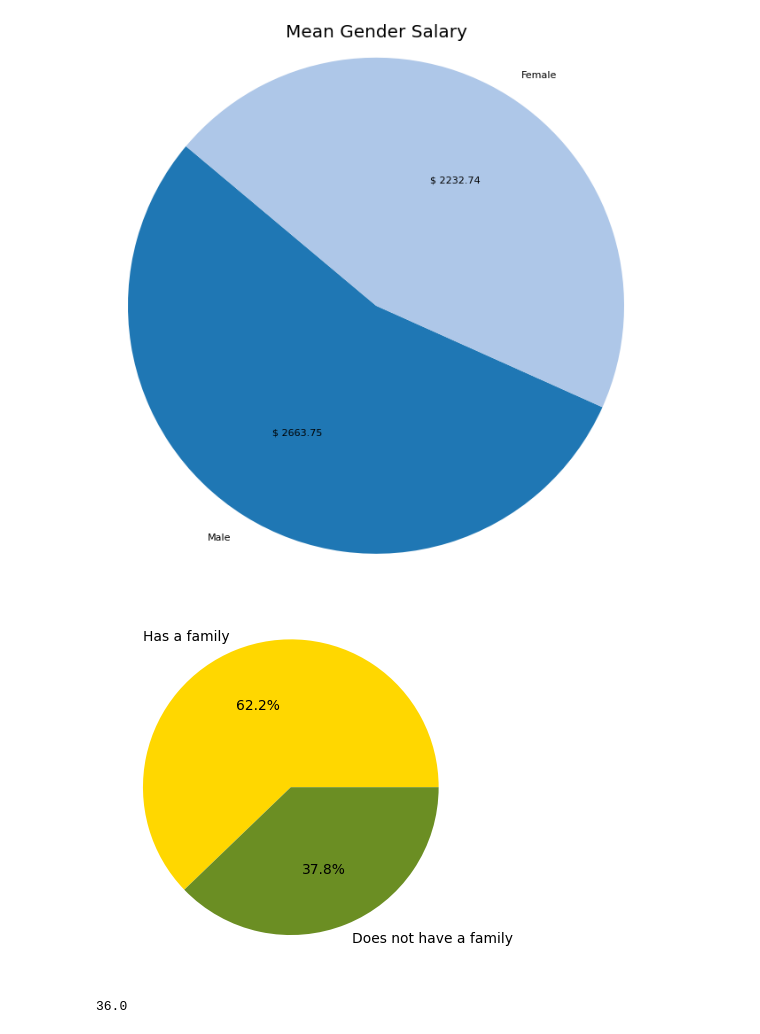
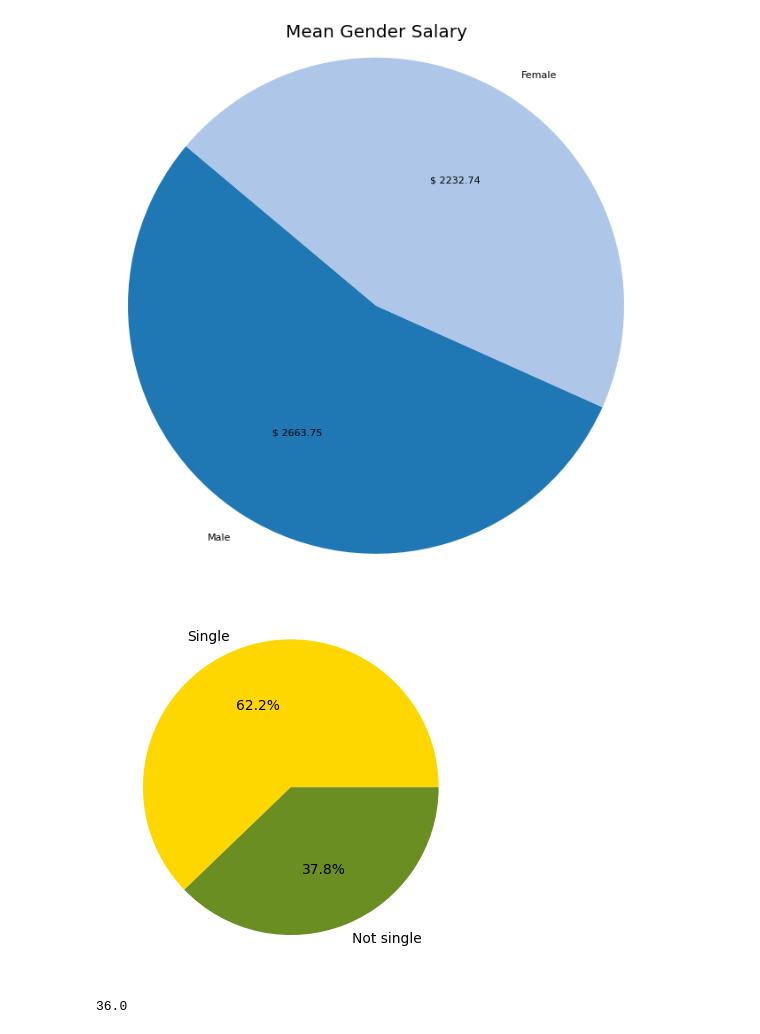
Before and after one commit to YSPLS/Tiedonk-sittely-pythonilla, a Jupyter notebook: code/project.ipynb, the cells around one changed output. Saved outputs shown, nothing was run; the diff lists cells and outputs as text; code cells hidden in the pictures.

```diff
--- a/code/project.ipynb
+++ b/code/project.ipynb
@@ -192,13 +192,13 @@ plt.show()
 #SAMILLE KOLUMNIT (FAMILY JA YEARS_OF_SERVICE) MINÄ IIRO OTAN (EDUCATION JA SALARY)
 #oisko mitään jos df1=gender, df2=ikä, df3=family, df4=education jne.
 # %%
-names = ['Has a family', 'Does not have a family']
+names = ['Single', 'Not single']
 df3=df['family'].value_counts()
 
 plt.pie(df3, labels=names, colors=['gold','olivedrab'], autopct='%1.1f%%')
 plt.show()
 # %% [output]
-[figure, old version]
+[figure, new version]
 # %%
 max(df['years_of_service'])
 # %% [output]
```
Also changed, not shown: parts of 1 cell of this notebook.
